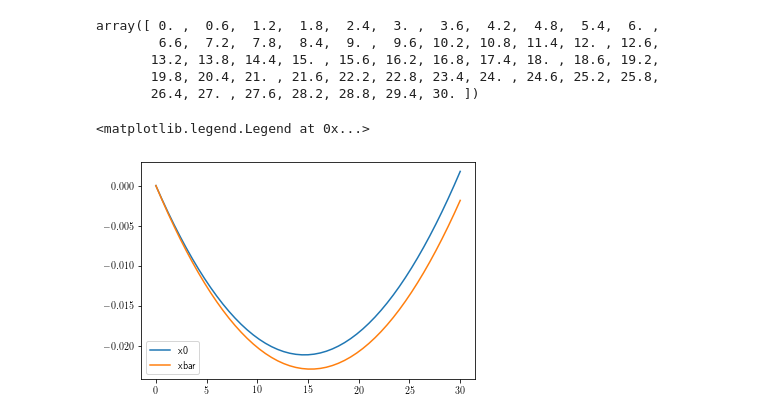
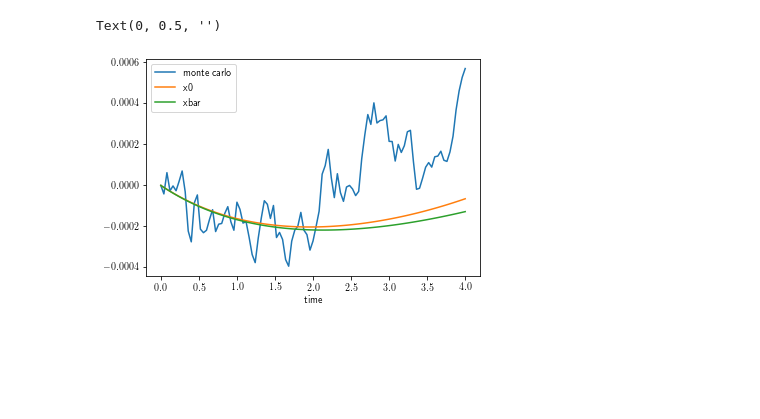
Before and after one commit to babiscodelab/OxfordThesisCode, a Jupyter notebook: notebooks/test approximations.ipynb, the cells around one changed output. Saved outputs shown, nothing was run; the diff lists cells and outputs as text; code cells hidden in the pictures; blank space fills up the shorter version.

Commit message:
-- Changed the api for more general local volatility.

```diff
--- a/notebooks/test approximations.ipynb
+++ b/notebooks/test approximations.ipynb
@@ -39,8 +46,4 @@ t_horizon = 30
 dt = t_horizon/number_steps
-# %%
-swap_T0 = 29
-swap_TN = 30
-frequency = 0.5
 # %%
 bond_pricer = BondPricer(initial_curve, kappa)
 annuity_pricer = AnnuityPricer(bond_pricer)
@@ -49,3 +57,5 @@ annuity = Annuity(swap.bond_list, frequency)
 # %%
 x_simulator = ProcessSimulator(number_samples, number_steps, dt, annuity_pricer)
+# %%
+local_volatility = linear_local
 # %%
@@ -71,5 +63,5 @@ Simulation: 99
 # %%
-res2 = x_simulator.simulate_xy(kappa=kappa, local_volatility=linear_local, annuity_measure=annuity)
+res2 = x_simulator.simulate_xy(kappa=kappa, local_volatility=local_volatility, annuity_measure=annuity)
 # %% [output]
 Simulation: 0
 Simulation: 1
@@ -111,13 +217,5 @@ swap_pricer = SwapPricer(initial_curve, kappa=kappa)
 
 piterbarg_approx = PiterbargApproximator(sigma_r, swap_pricer)
-# %%
-res.time_grid
-# %% [output]
-array([ 0. ,  0.6,  1.2,  1.8,  2.4,  3. ,  3.6,  4.2,  4.8,  5.4,  6. ,
-        6.6,  7.2,  7.8,  8.4,  9. ,  9.6, 10.2, 10.8, 11.4, 12. , 12.6,
-       13.2, 13.8, 14.4, 15. , 15.6, 16.2, 16.8, 17.4, 18. , 18.6, 19.2,
-       19.8, 20.4, 21. , 21.6, 22.2, 22.8, 23.4, 24. , 24.6, 25.2, 25.8,
-       26.4, 27. , 27.6, 28.2, 28.8, 29.4, 30. ])
 # %%
 def test_pitebarg_approx(swap, time_grid):
 
@@ -134,13 +232,15 @@ def test_pitebarg_approx(swap, time_grid):
 
     return x0, x_bar, y_bar
 # %%
-x0, x_bar, y_bar = test_pitebarg_approx(swap, res.time_grid)
+x0, x_bar, y_bar = test_pitebarg_approx(swap, res2.time_grid)
 # %%
 plt.figure()
-#plt.plot(res.time_grid, res2.x_bar, label="exp")
-plt.plot(res.time_grid, x0, label="x0")
-plt.plot(res.time_grid, x_bar, label="xbar")
+plt.plot(res2.time_grid, res2.x_bar, label="monte carlo")
+plt.plot(res2.time_grid, x0, label="x0")
+plt.plot(res2.time_grid, x_bar, label="xbar")
 plt.legend()
+plt.xlabel("time")
+plt.ylabel("")
 # %% [output]
-<matplotlib.legend.Legend at 0x...>
+Text(0, 0.5, '')
-[figure, old version]
+[figure, new version]
```
Also changed, not shown: parts of 37 cells of this notebook, 7 other files.
